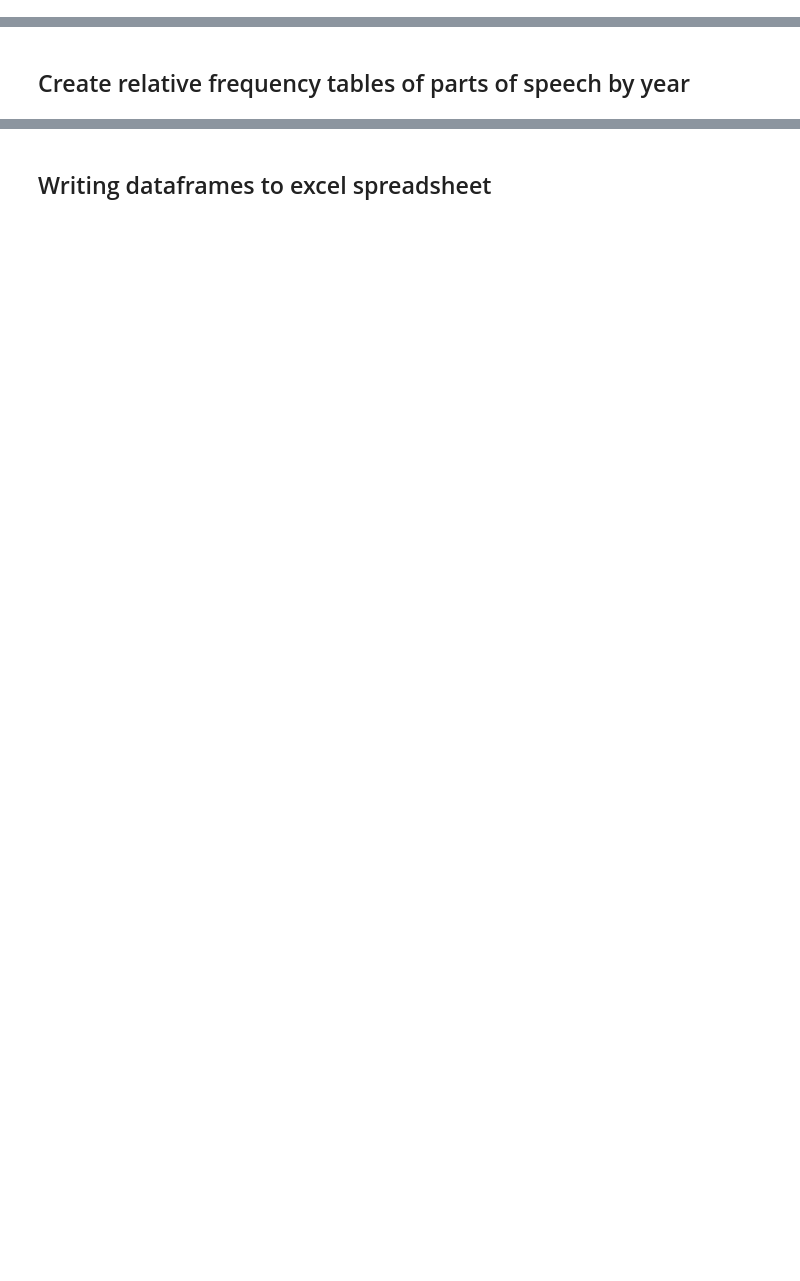
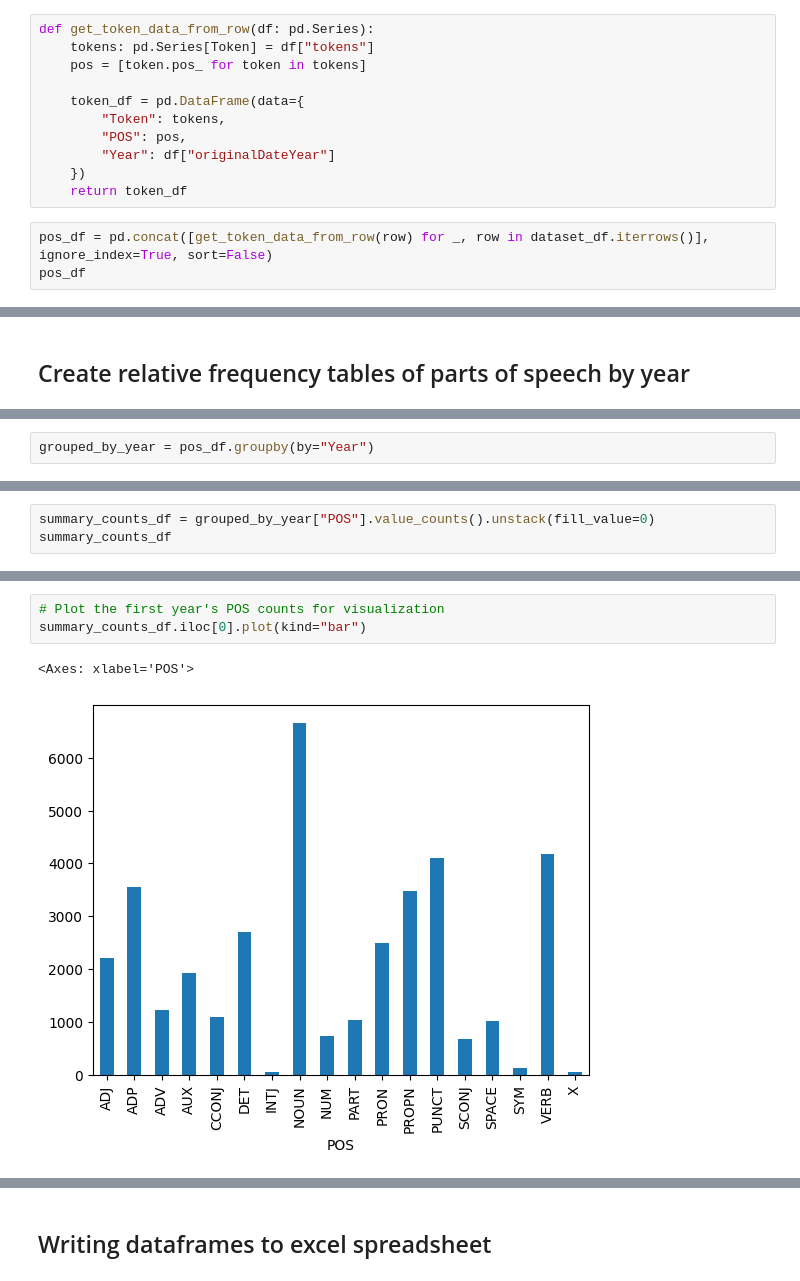
Before and after one commit to sfu-discourse-lab/fake_news_over_time, a Jupyter notebook: parts_of_speech_analysis.ipynb, the cells around one changed output, grey strips where cells are left out. Saved outputs shown, nothing was run; the diff lists cells and outputs as text; blank space fills up the shorter version.

```diff
--- a/parts_of_speech_analysis.ipynb
+++ b/parts_of_speech_analysis.ipynb
@@ -78,0 +97,14 @@ pos_df.head()
+# %%
+def get_token_data_from_row(df: pd.Series):
+    tokens: pd.Series[Token] = df["tokens"]
+    pos = [token.pos_ for token in tokens]
+
+    token_df = pd.DataFrame(data={
+        "Token": tokens,
+        "POS": pos,
+        "Year": df["originalDateYear"]
+    })
+    return token_df
+# %%
+pos_df = pd.concat([get_token_data_from_row(row) for _, row in dataset_df.iterrows()], ignore_index=True, sort=False)
+pos_df
@@ -255,0 +127,2 @@ prop_summary_df.head()
+# %%
+grouped_by_year = pos_df.groupby(by="Year")
@@ -255,0 +131,3 @@ prop_summary_df.head()
+# %%
+summary_counts_df = grouped_by_year["POS"].value_counts().unstack(fill_value=0)
+summary_counts_df
@@ -255,0 +143,6 @@ prop_summary_df.head()
+# %%
+# Plot the first year's POS counts for visualization
+summary_counts_df.iloc[0].plot(kind="bar")
+# %% [output]
+<Axes: xlabel='POS'>
+[figure, added]
```
Also changed, not shown: parts of 38 cells of this notebook, 2 other files.
